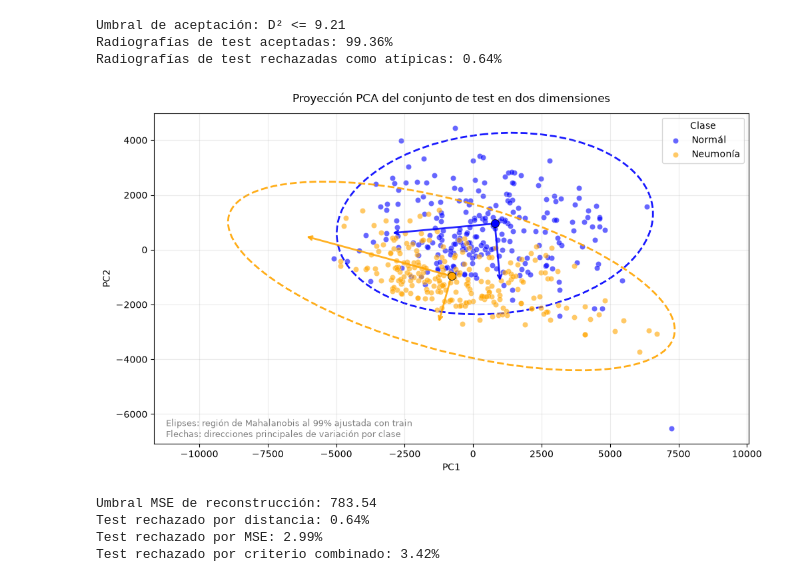
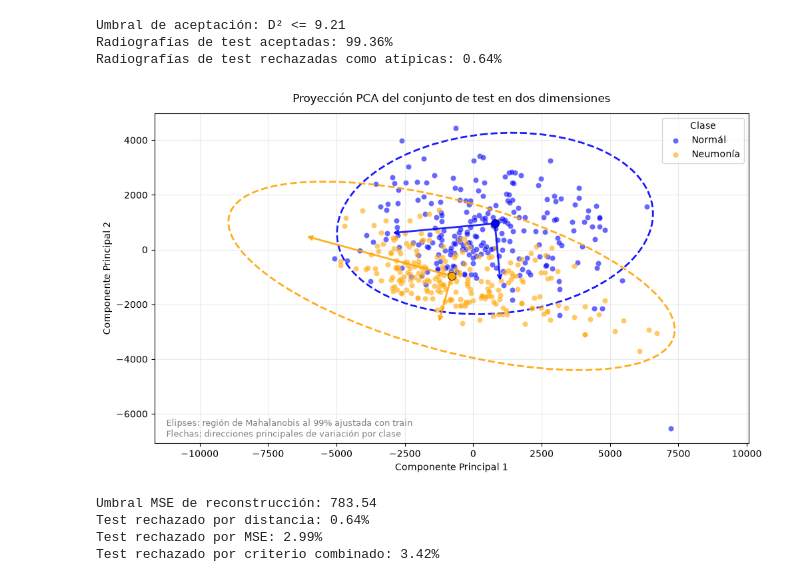
Before and after one commit to emalincic/TP1-Inferencia, a Jupyter notebook: TP1_Lincic_Cordon.ipynb, the cells around one changed output. Saved outputs shown, nothing was run; the diff lists cells and outputs as text; code cells hidden in the pictures.

```diff
--- a/TP1_Lincic_Cordon.ipynb
+++ b/TP1_Lincic_Cordon.ipynb
@@ -187,36 +187,36 @@ for clase in [0, 1]:
 
     elipse = Ellipse( xy=mu, width=ancho, height=alto, angle=angulo, fill=False, edgecolor=colores[clase],
         linestyle="--", linewidth=2, alpha=0.9)
     ax.add_patch(elipse)
 
     # Centroide de la clase
     ax.scatter( mu[0], mu[1], color=colores[clase], marker="o", s=75, edgecolor="black",
         linewidth=0.6, zorder=4)
 
     # Direcciones principales de variación dentro de cada clase
     for i in range(2):
         direccion = 2 * np.sqrt(autoval[i]) * autovec[:, i]
         ax.annotate("", xy=mu + direccion, xytext=mu, arrowprops=dict( arrowstyle="->", color=colores[clase], lw=2, alpha=0.85))
 
-ax.set_xlabel(f"PC1")
-ax.set_ylabel(f"PC2")
+ax.set_xlabel(f"Componente Principal 1")
+ax.set_ylabel(f"Componente Principal 2")
 ax.set_title("Proyección PCA del conjunto de test en dos dimensiones", pad=12)
 
 ax.text(
     0.02, 0.02,
     "Elipses: región de Mahalanobis al 99% ajustada con train\n"
     "Flechas: direcciones principales de variación por clase",
     transform=ax.transAxes, fontsize=9, color="gray"
 )
 
 ax.grid(alpha=0.25)
 ax.set_aspect("equal", adjustable="datalim")
 ax.legend(title="Clase", frameon=True)
 
 plt.tight_layout()
 plt.show()
 # %% [output]
-[figure, old version]
+[figure, new version]
 # %%
 # Out Of Distribution Detection
 
```
Also changed, not shown: parts of 8 cells of this notebook.
